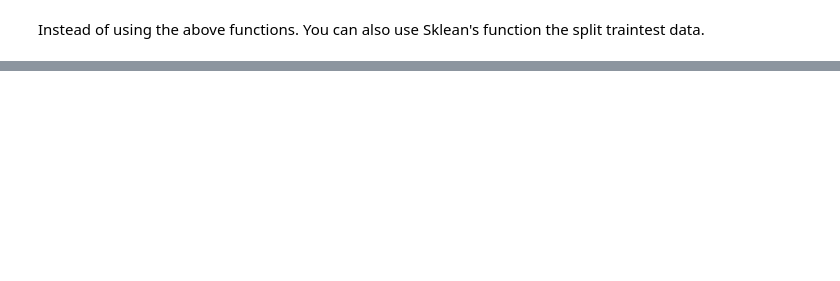
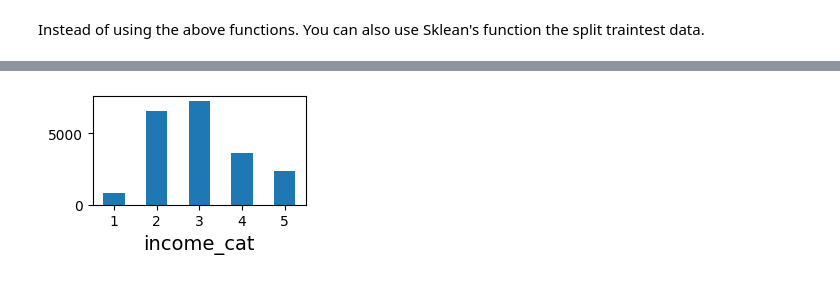
Before and after one commit to Arjunar92/Hands-On-ML-with-SckitLearn-Keras-TensorFlow, a Jupyter notebook: 02_California_Housing_Price_Prediction_ML_Project.ipynb, the cells around one changed output, grey strips where cells are left out. Drawn from its saved outputs; the diff is of its cells as text; code cells hidden in the pictures; blank space fills up the shorter version.

```diff
--- a/02_California_Housing_Price_Prediction_ML_Project.ipynb
+++ b/02_California_Housing_Price_Prediction_ML_Project.ipynb
@@ -169,0 +205,11 @@ train_set, test_set = new_var
+# %%
+#Create income category variable with 5 categories.
+housing["income_cat"] = pd.cut(housing["median_income"],
+                               bins=[0., 1.5, 3.0, 4.5, 6., np.inf],
+                               labels=[1, 2, 3, 4, 5])
+# %%
+housing["income_cat"].value_counts().sort_index().plot.bar(rot=0, figsize=(3,2))
+save_fig("income_cat_bar_plot")
+plt.show()
+# %% [output]
+[figure, added]
```
Also changed, not shown: parts of 13 cells of this notebook.
